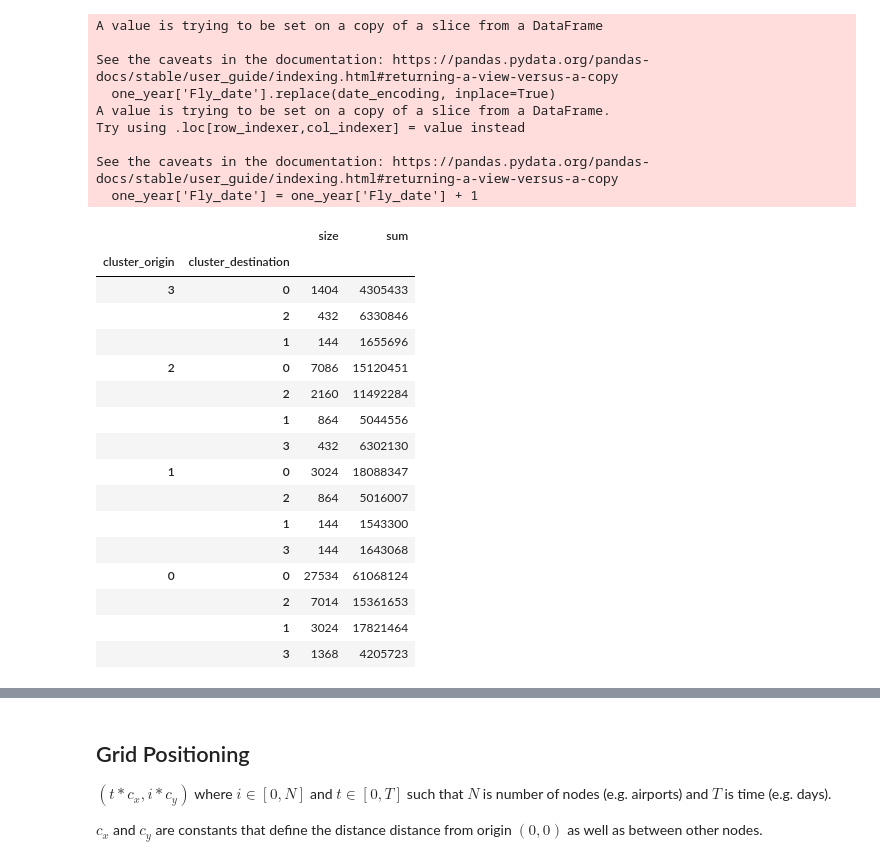
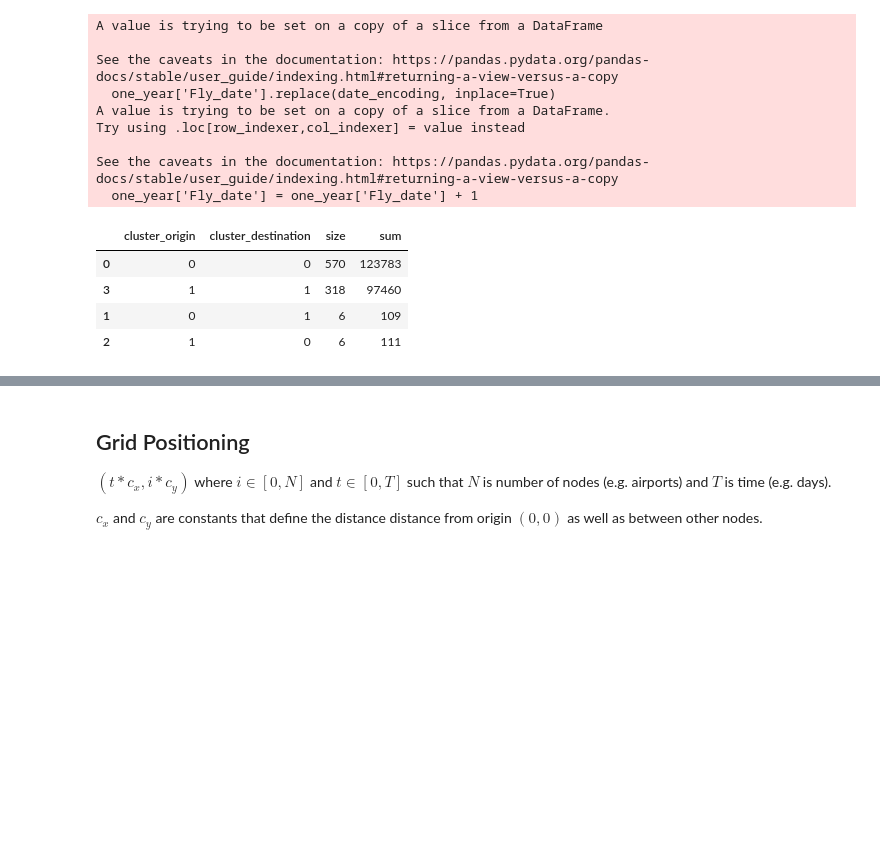
Before and after one commit to moultriedanger/visualizing_dynamic_graphs, a Jupyter notebook: src/hierarchical_edge_bundling/HEB_Preprocessing.ipynb, the cells around one changed output, grey strips where cells are left out. Saved outputs shown, nothing was run; the diff lists cells and outputs as text; code cells hidden in the pictures; blank space fills up the shorter version.

```diff
--- a/src/hierarchical_edge_bundling/HEB_Preprocessing.ipynb
+++ b/src/hierarchical_edge_bundling/HEB_Preprocessing.ipynb
@@ -8,0 +14,3 @@ flights = pd.read_csv('../../data/Airports2.csv')
+# %%
+flights['month'] = flights['Fly_date'].dt.month
+flights['year'] = flights['Fly_date'].dt.year
@@ -9,7 +19,8 @@ flights = pd.read_csv('../../data/Airports2.csv')
 # %%
 # Get top airports
 all_airports     = pd.concat([flights['Origin_airport'], flights['Destination_airport']])
-top_airports     = list(all_airports.value_counts().head(30).index)
+# top_airports     = list(all_airports.value_counts().head(30).index)
+top_airports     = list(flights.loc[flights['dstate'].apply(lambda x: x in ['CO', 'LA']), 'Destination_airport'].unique())
 airport_encoding = {airport:i for i, airport in enumerate(top_airports)}
 # %%
 # Only flights from top airports
@@ -40,3 +41,7 @@ See the caveats in the documentation: https://pandas.pydata.org/pandas-docs/stab
+# %%
+one_year = new_flights[new_flights['Fly_date'].apply(lambda x: x.year == 1990)]
+T = sorted(one_year['Fly_date'].unique())
+date_encoding = {v:i for i, v in enumerate(T)}
 # %% [markdown]
 ## Node Positioning
 # %% [markdown]
@@ -71,6 +76,14 @@ plt.colorbar();
 clusters_dict = dict(zip(matrix.index,clusters))
 clusters_series = pd.Series(clusters_dict).sort_values()
 clusters_series.name = 'cluster'
+
+la_airs = flights.loc[flights['dstate']=='LA', 'Destination_airport'].unique()
+co_airs = flights.loc[flights['dstate']=='CO', 'Destination_airport'].unique()
+
+clusters = {air: 0 for air in la_airs}
+clusters.update({air: 1 for air in co_airs})
+clusters_series = pd.Series(clusters)
+clusters_series.name = 'cluster'
 # %%
 # Sorting top airports by their cluster number
 
@@ -129,24 +145,12 @@ merged  = pd.merge(one_year, clusters_series, left_on='Origin_airport', right_in
 merged2 = pd.merge(merged, clusters_series, left_on='Destination_airport', right_index=True, suffixes=('_origin', '_destination'))
 # %%
 cluster_stats = merged2.groupby(['cluster_origin', 'cluster_destination']).apply(\
-                    lambda x: pd.Series({'size': x.size, 'sum': x['Passengers'].sum()}))#.reset_index()
+                    lambda x: pd.Series({'size': x.size, 'sum': x['Passengers'].sum()})).reset_index()
 
-cluster_stats.sort_values(['cluster_origin', 'size'], ascending=False)
+cluster_stats.sort_values(['size'], ascending=False)
 # %% [output]
-|  |  | size | sum |
-| cluster_origin | cluster_destination |  |  |
-| 3 | 0 | 1404 | 4305433 |
-|  | 2 | 432 | 6330846 |
-|  | 1 | 144 | 1655696 |
-| 2 | 0 | 7086 | 15120451 |
-|  | 2 | 2160 | 11492284 |
-|  | 1 | 864 | 5044556 |
-|  | 3 | 432 | 6302130 |
-| 1 | 0 | 3024 | 18088347 |
-|  | 2 | 864 | 5016007 |
-|  | 1 | 144 | 1543300 |
-|  | 3 | 144 | 1643068 |
-| 0 | 0 | 27534 | 61068124 |
-|  | 2 | 7014 | 15361653 |
-|  | 1 | 3024 | 17821464 |
-|  | 3 | 1368 | 4205723 |
+|  | cluster_origin | cluster_destination | size | sum |
+| 0 | 0 | 0 | 570 | 123783 |
+| 3 | 1 | 1 | 318 | 97460 |
+| 1 | 0 | 1 | 6 | 109 |
+| 2 | 1 | 0 | 6 | 111 |
```
Also changed, not shown: parts of 25 cells of this notebook, 5 other files.
